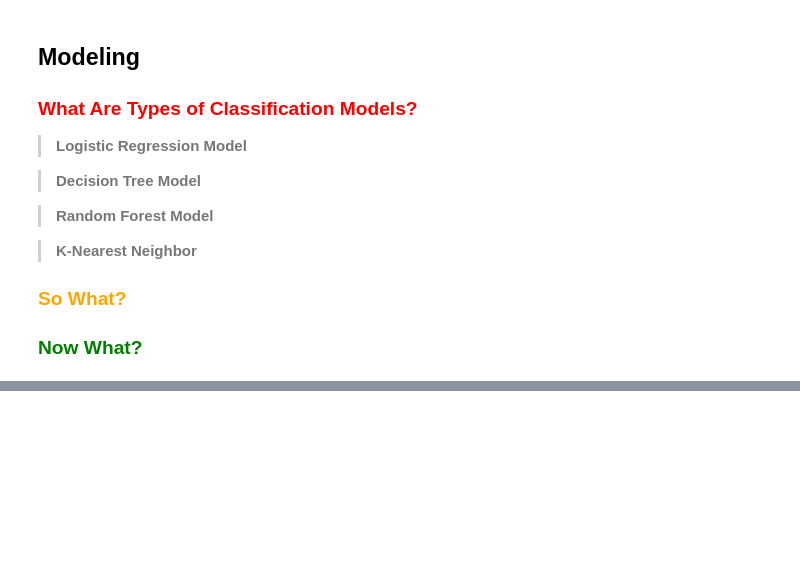
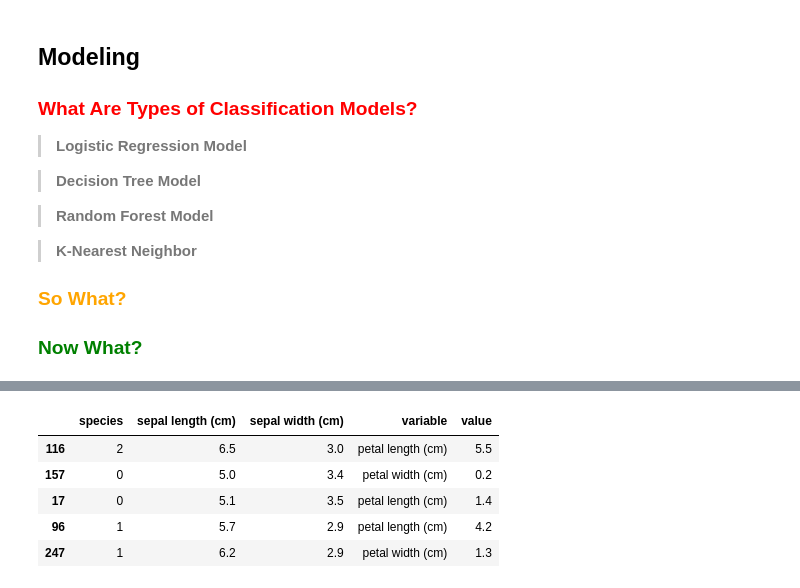
Before and after one commit to faithkane3/ds-methodologies-exercises, a Jupyter notebook: classification/classification_review.ipynb, the cells around one changed output, grey strips where cells are left out. Drawn from its saved outputs; the diff is of its cells as text; code cells hidden in the pictures; blank space fills up the shorter version.

```diff
--- a/classification/classification_review.ipynb
+++ b/classification/classification_review.ipynb
@@ -686,0 +763,11 @@ If this score is low, you predicted a lot of positives where there were none.
+# %%
+# If you want to preserve mutliple columns and collapse the rest
+
+iris_df.melt(id_vars=['species', 'sepal length (cm)', 'sepal width (cm)']).sample(5)
+# %% [output]
+|  | species | sepal length (cm) | sepal width (cm) | variable | value |
+| 116 | 2 | 6.5 | 3.0 | petal length (cm) | 5.5 |
+| 157 | 0 | 5.0 | 3.4 | petal width (cm) | 0.2 |
+| 17 | 0 | 5.1 | 3.5 | petal length (cm) | 1.4 |
+| 96 | 1 | 5.7 | 2.9 | petal length (cm) | 4.2 |
+| 247 | 1 | 6.2 | 2.9 | petal width (cm) | 1.3 |
```
Also changed, not shown: parts of 21 cells of this notebook, 2 other files.
